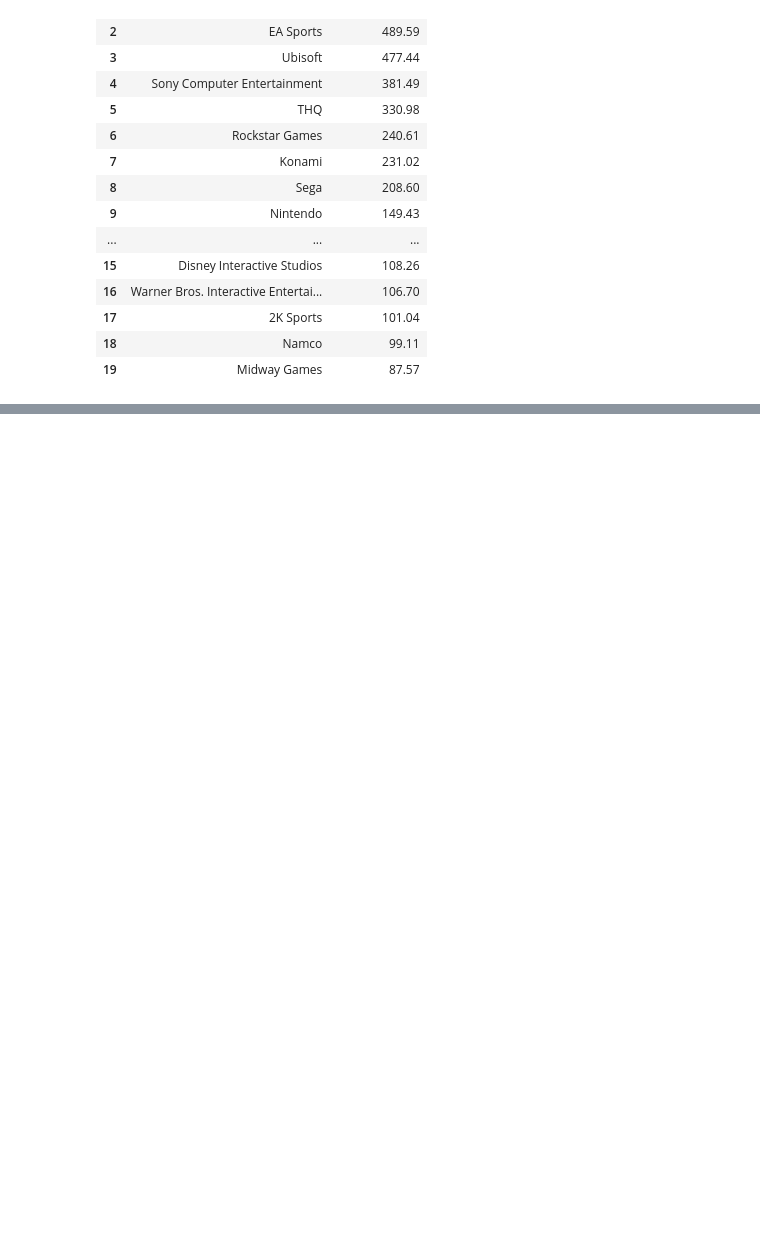
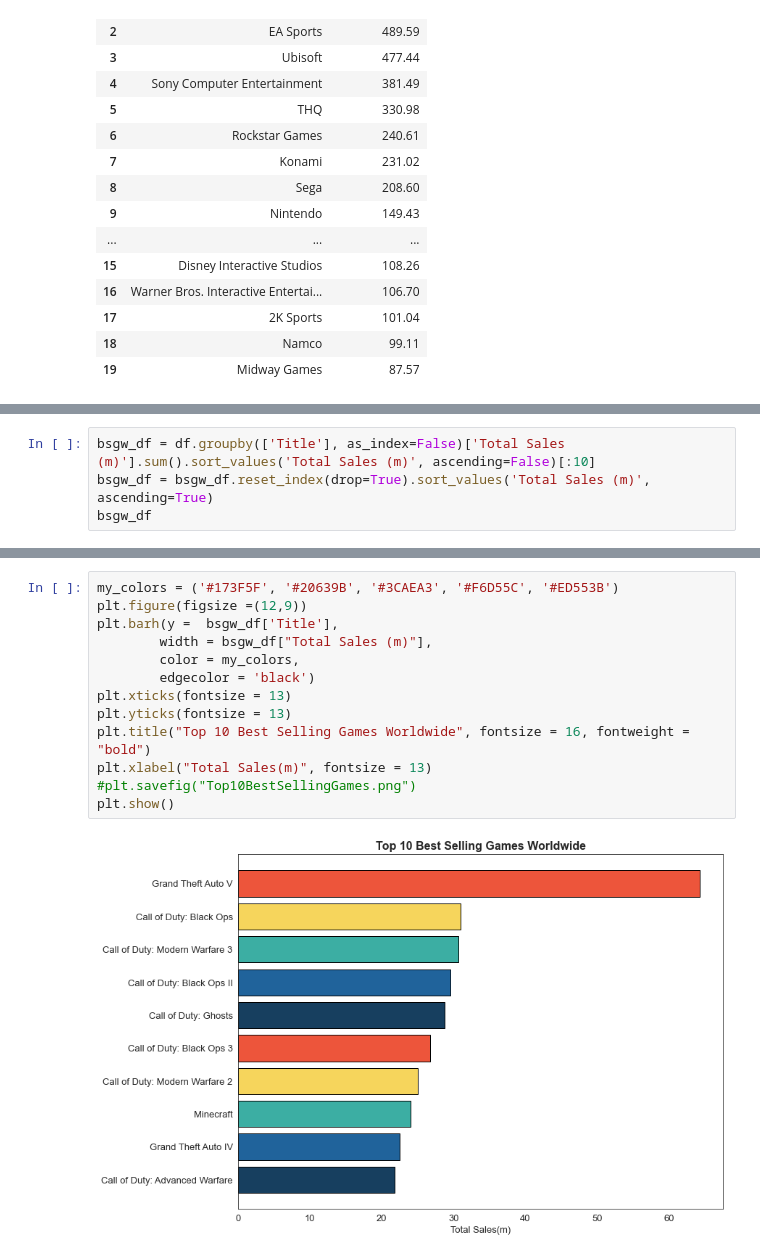
Before and after one commit to TJMaya/Video-Game-Sales-Project, a Jupyter notebook: VGSalesProjectStep3EDA.ipynb, the cells around one changed output, grey strips where cells are left out. Drawn from its saved outputs; the diff is of its cells as text; blank space fills up the shorter version.

Commit message:
Created Bar graphs of the top 10 best selling games worldwide and per country grouping. Also created a plot displaying the Total Sales of video games from 1978-2020

```diff
--- a/VGSalesProjectStep3EDA.ipynb
+++ b/VGSalesProjectStep3EDA.ipynb
@@ -332,0 +333,4 @@ plt.show()
+# %%
+bsgw_df = df.groupby(['Title'], as_index=False)['Total Sales (m)'].sum().sort_values('Total Sales (m)', ascending=False)[:10]
+bsgw_df = bsgw_df.reset_index(drop=True).sort_values('Total Sales (m)', ascending=True)
+bsgw_df
@@ -333 +349,16 @@ plt.show()
+# %%
+my_colors = ('#173F5F', '#20639B', '#3CAEA3', '#F6D55C', '#ED553B')
+plt.figure(figsize =(12,9))
+plt.barh(y =  bsgw_df['Title'],
+        width = bsgw_df["Total Sales (m)"],
+        color = my_colors,
+        edgecolor = 'black')
+plt.xticks(fontsize = 13)
+plt.yticks(fontsize = 13)
+plt.title("Top 10 Best Selling Games Worldwide", fontsize = 16, fontweight = "bold")
+plt.xlabel("Total Sales(m)", fontsize = 13)
+#plt.savefig("Top10BestSellingGames.png")
+plt.show()
+# %% [output]
+[figure, added]
 # %% [markdown]
```
Also changed, not shown: parts of 16 cells of this notebook, 6 other files.
